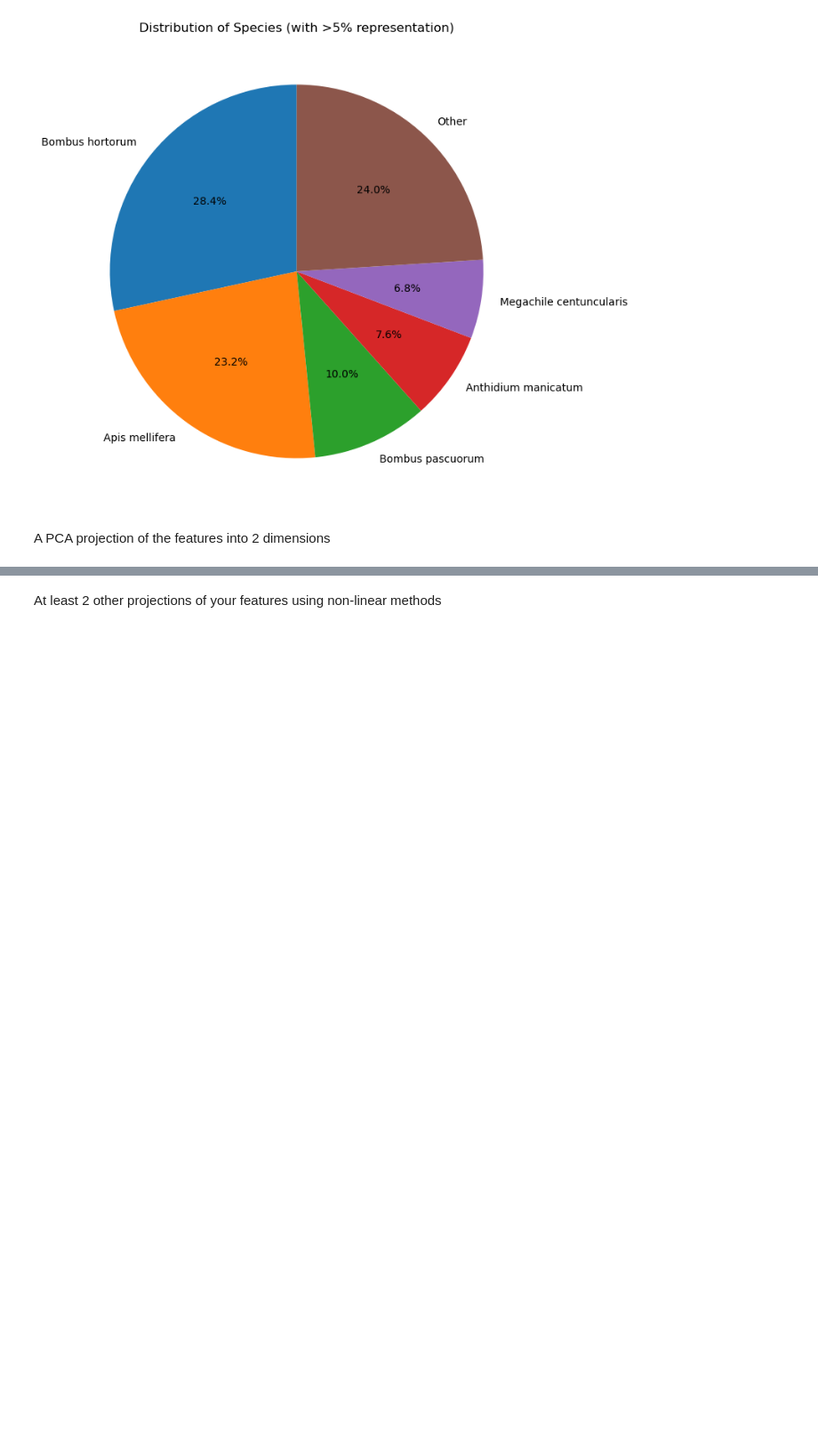
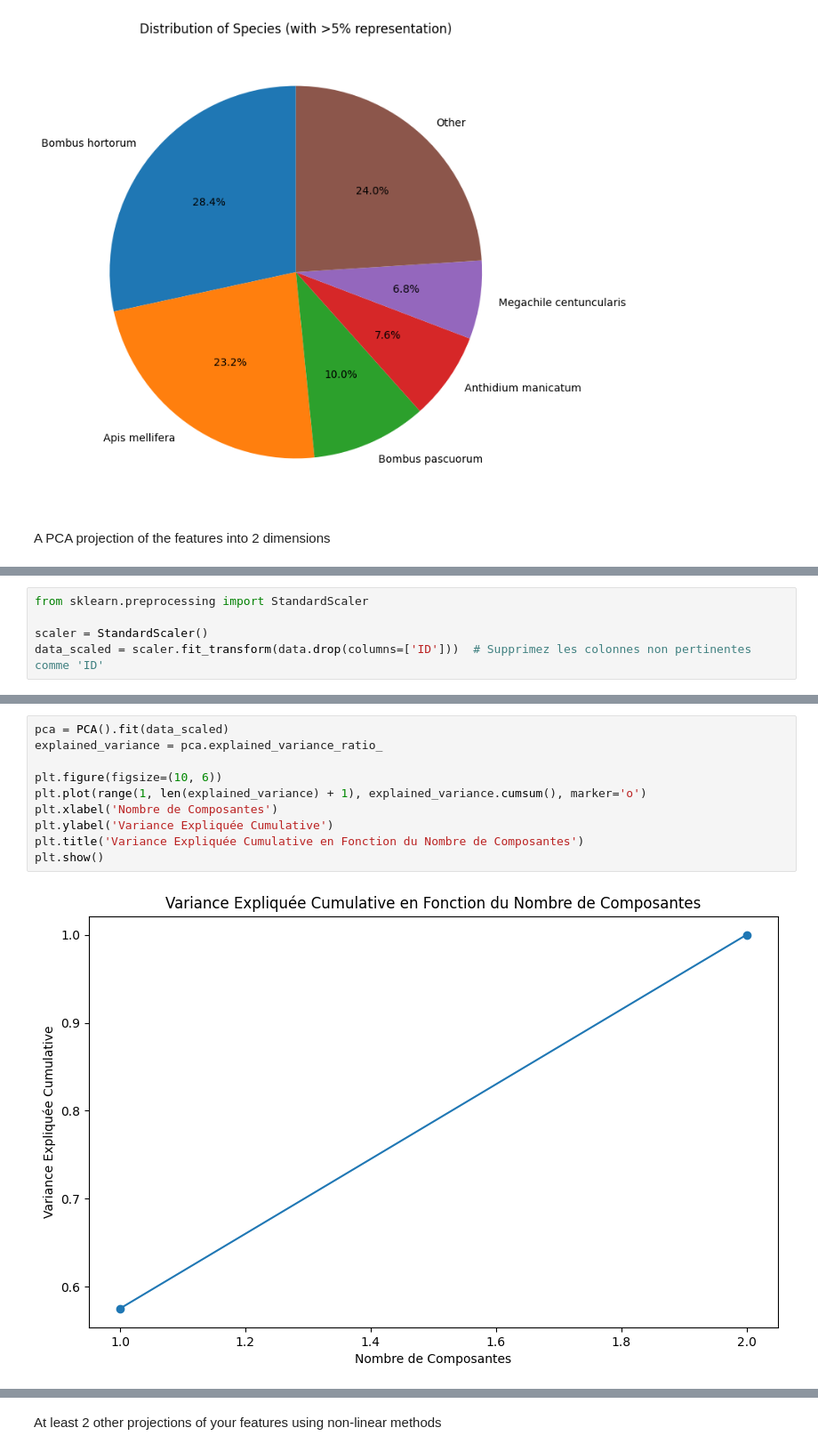
Before and after one commit to julientournier6/dataetia, a Jupyter notebook: data_visualization/visualization2.ipynb, the cells around one changed output, grey strips where cells are left out. Shown: that part at 89% size. Drawn from its saved outputs; the diff is of its cells as text; blank space fills up the shorter version.

```diff
--- a/data_visualization/visualization2.ipynb
+++ b/data_visualization/visualization2.ipynb
@@ -133,0 +136,5 @@ plt.show()
+# %%
+from sklearn.preprocessing import StandardScaler
+
+scaler = StandardScaler()
+data_scaled = scaler.fit_transform(data.drop(columns=['ID']))  # Supprimez les colonnes non pertinentes comme 'ID'
@@ -133,0 +150,12 @@ plt.show()
+# %%
+pca = PCA().fit(data_scaled)
+explained_variance = pca.explained_variance_ratio_
+
+plt.figure(figsize=(10, 6))
+plt.plot(range(1, len(explained_variance) + 1), explained_variance.cumsum(), marker='o')
+plt.xlabel('Nombre de Composantes')
+plt.ylabel('Variance Expliquée Cumulative')
+plt.title('Variance Expliquée Cumulative en Fonction du Nombre de Composantes')
+plt.show()
+# %% [output]
+[figure, added]
```
Also changed, not shown: parts of 7 cells of this notebook.
